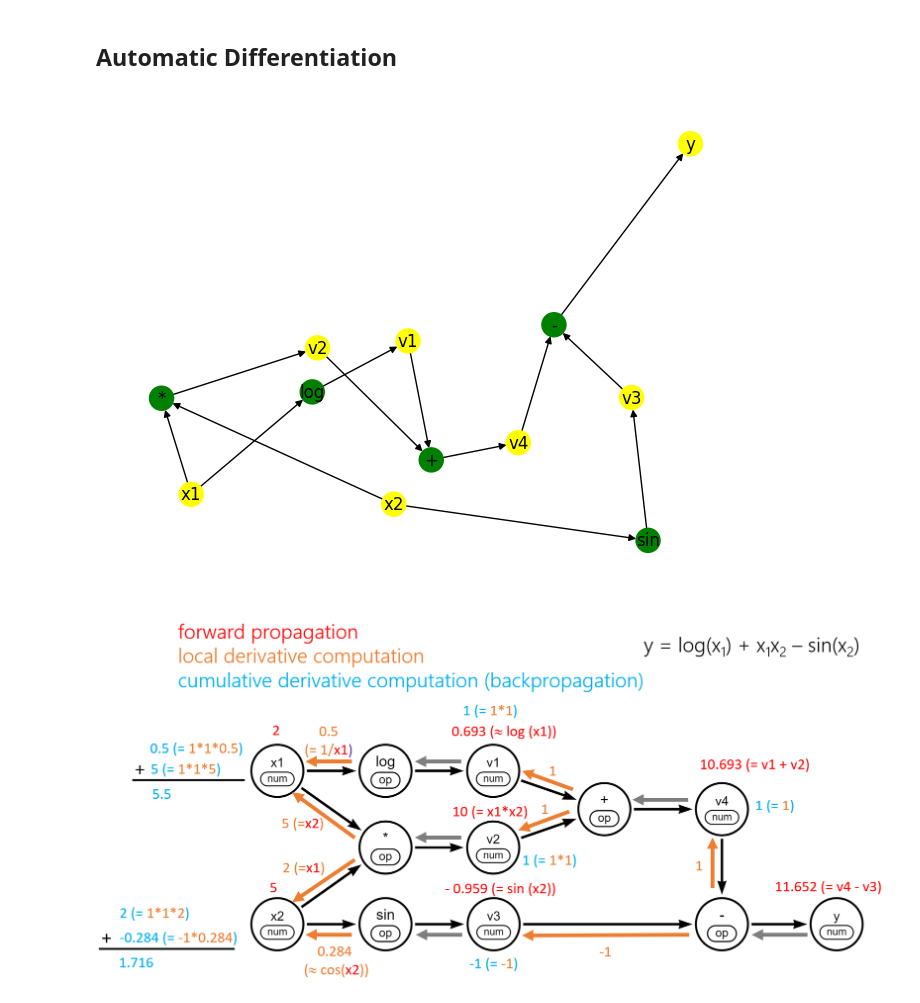
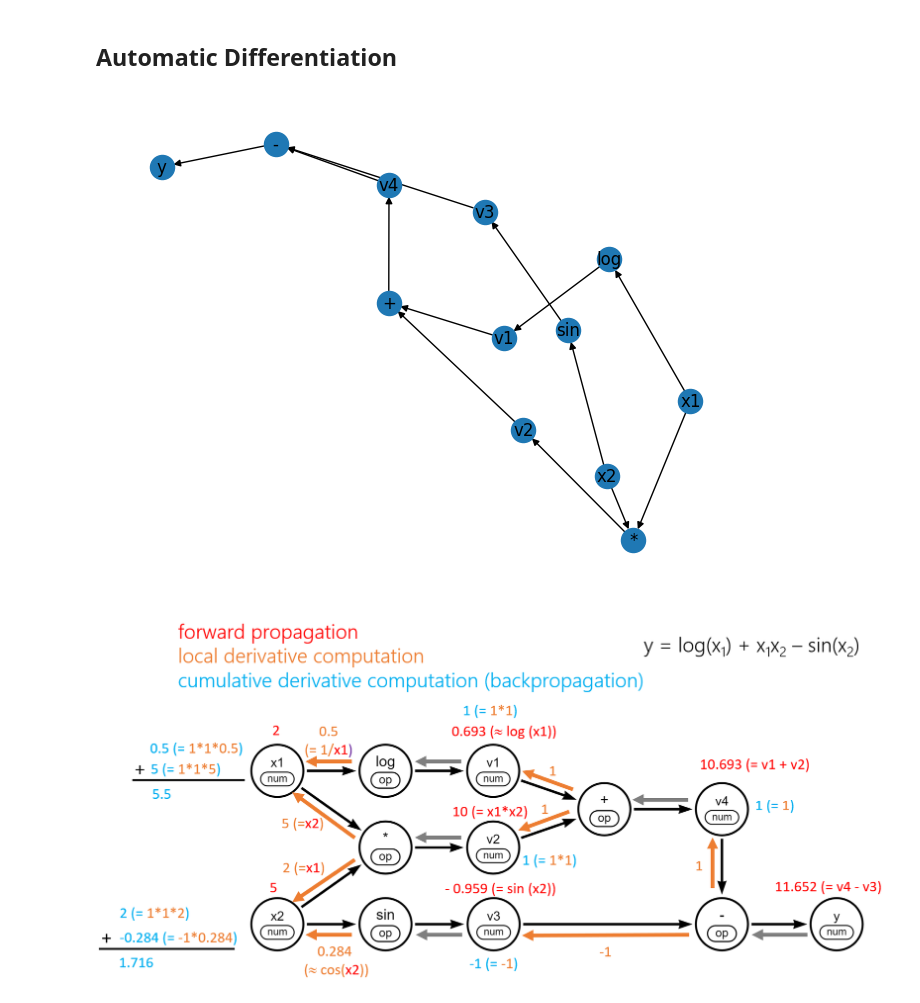
Before and after one commit to trengx/trengx, a Jupyter notebook: notebooks/automatic_differetiation.ipynb, the cells around one changed output. Saved outputs shown, nothing was run; the diff lists cells and outputs as text; code cells hidden in the pictures.

```diff
--- a/notebooks/automatic_differetiation.ipynb
+++ b/notebooks/automatic_differetiation.ipynb
@@ -1,51 +1,32 @@
 # %% [markdown]
 ## Automatic Differentiation
-# %%
-import networkx as nx
-import matplotlib.pyplot as plt
-import numpy as np
-
-# Create a directed graph
-G = nx.DiGraph()
-
-# Add nodes with attributes
-G.add_node('x1', name='x1', value=2, grad=0.0)
-G.add_node('x2', name='x2', value=5, grad=0.0)
-G.add_node('log', name='log')
-G.add_node('sin', name='sin')
-G.add_node('*', name='*')
-G.add_node('v1', name='v1', value=0, grad=0.0)
-G.add_node('v3', name='v3', value=0, grad=0.0)
-G.add_node('v2', name='v2', value=0, grad=0.0)
-G.add_node('+', name='+')
-G.add_node('v4', name='v4', value=0, grad=0.0)
-G.add_node('-', name='-')
-G.add_node('y', name='y', value=0, grad=1.0)
-
-# Add edges with attributes
-G.add_edge('x1', 'log', type='num2op')
-G.add_edge('x2', 'sin', type='num2op')
-G.add_edge('x1', '*', type='num2op')
-G.add_edge('x2', '*', type='num2op')
-G.add_edge('log', 'v1', type='op2num')
-G.add_edge('sin', 'v3', type='op2num')
-G.add_edge('*', 'v2', type='op2num')
-G.add_edge('v1', '+', type='num2op')
-G.add_edge('v2', '+', type='num2op')
-G.add_edge('+', 'v4', type='op2num')
-G.add_edge('v4', '-', type='num2op', reverse=False)
-G.add_edge('v3', '-', type='num2op', reverse=True)
-G.add_edge('-', 'y', type='op2op')
-
-# Assign colors for nodes based on their types (based on whether the 'value' attribute is present)
-color_map = ['yellow' if 'value' in G.nodes[node] else 'green' for node in G.nodes]
-
-# Plot the graph
-nx.draw(G, with_labels=True, node_color=color_map)
-
-# Show the plot
-plt.show()
-# %% [output]
-[figure, removed]
+# %%
+import networkx as nx
+import matplotlib.pyplot as plt
+import numpy as np
+
+import sys
+sys.path.append('../trengx')
+import engine as te
+
+# Create a directed graph
+G = nx.DiGraph()
+G.clear()
+
+x1, _, v1 = te.op2(G, in_name='x1', op_name='log', out_name='v1')
+_, x2, _, v2 = te.op1(G, in1_id=x1, in2_name='x2', op_name='*', out_name='v2')
+_, _, _, v4 = te.op1(G, in1_id=v1, in2_id=v2, op_name='+', out_name='v4')
+_, _, v3 = te.op2(G, in_id=x2, op_name='sin', out_name='v3')
+_, _, _, y = te.op1(G, in1_id=v4, in2_id=v3, op_name='-', out_name='y')
+
+# Create a mapping for the labels
+labels = {node[0]: node[1]['name'] for node in G.nodes(data=True)}
+
+# Draw the graph
+nx.draw(G, labels=labels, with_labels=True)
+
+plt.show()
+# %% [output]
+[figure, added]
 # %% [markdown]
 ![image.png](attachment:image.png)
```
Also changed, not shown: parts of 5 cells of this notebook, 2 other files.
